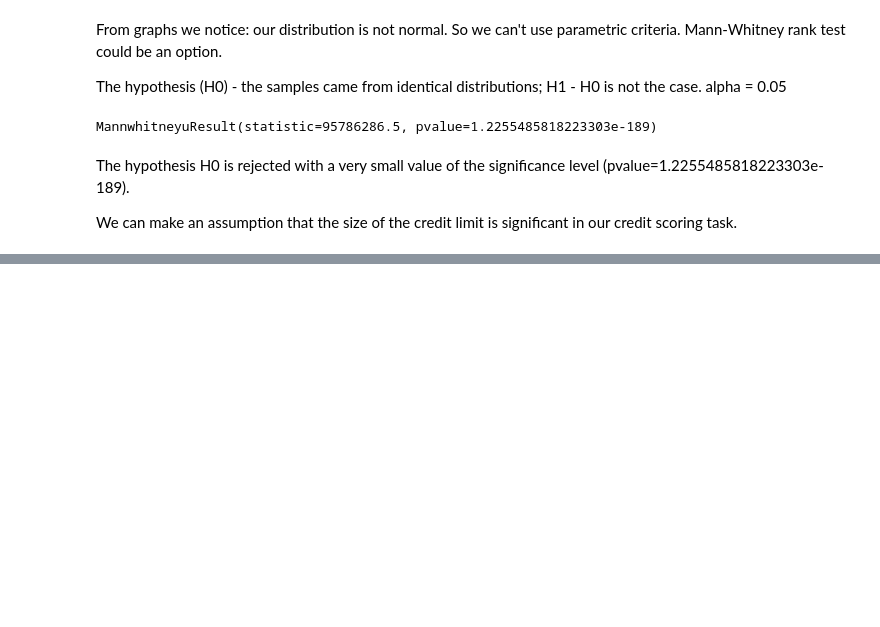
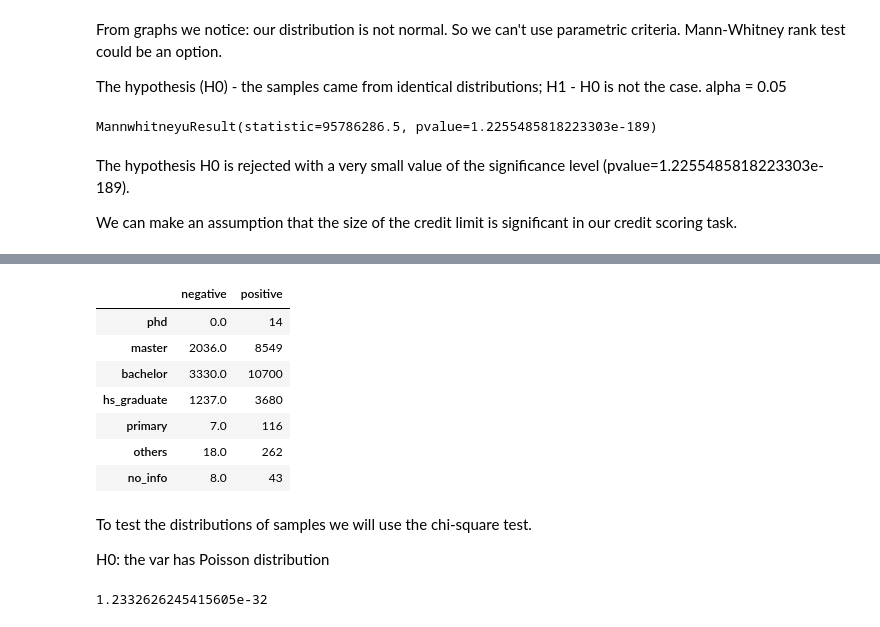
Before and after one commit to taisakamisarava/Credit_Risk_Scoring, a Jupyter notebook: Credit_scoring.ipynb, the cells around one changed output, grey strips where cells are left out. Drawn from its saved outputs; the diff is of its cells as text; code cells hidden in the pictures; blank space fills up the shorter version.

```diff
--- a/Credit_scoring.ipynb
+++ b/Credit_scoring.ipynb
@@ -108,0 +202,26 @@ We can make an assumption that the size of the credit limit is significant in ou
+# %%
+adjacency_matrix = pd.DataFrame({u'negative': bad_clients.EDUCATION.value_counts(), \
+                                 u'positive': good_clients.EDUCATION.value_counts()})
+for i in range(0, 7):
+    adjacency_matrix.rename(index={i: education_levels[i]}, inplace = True)
+
+adjacency_matrix.iloc[0,0] = 0
+# %%
+adjacency_matrix
+# %% [output]
+|  | negative | positive |
+| phd | 0.0 | 14 |
+| master | 2036.0 | 8549 |
+| bachelor | 3330.0 | 10700 |
+| hs_graduate | 1237.0 | 3680 |
+| primary | 7.0 | 116 |
+| others | 18.0 | 262 |
+| no_info | 8.0 | 43 |
+# %% [markdown]
+To test the distributions of samples we will use the chi-square test.
+
+H0:  the var has Poisson distribution
+# %%
+stats.chi2_contingency(adjacency_matrix, correction = False)[1]
+# %% [output]
+1.2332626245415605e-32
```
Also changed, not shown: parts of 19 cells of this notebook.
